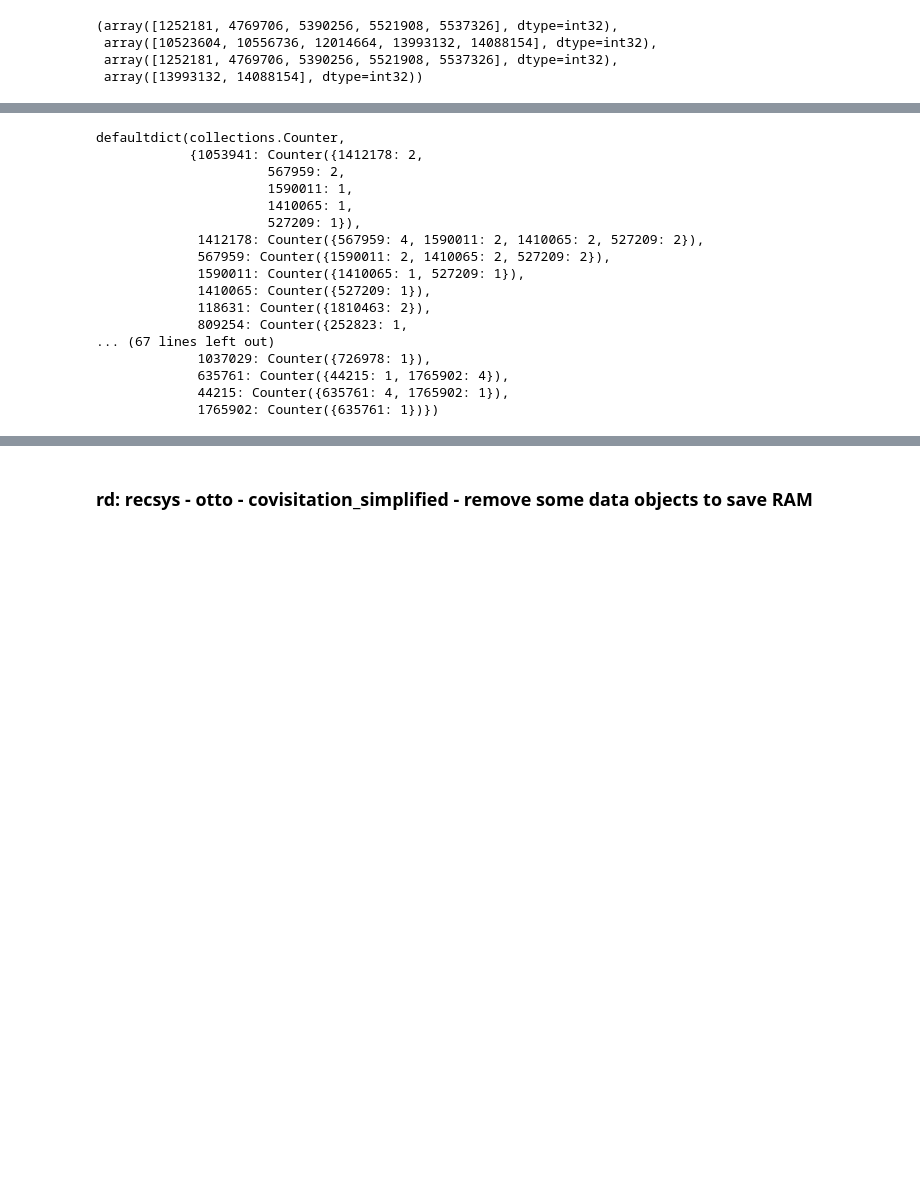
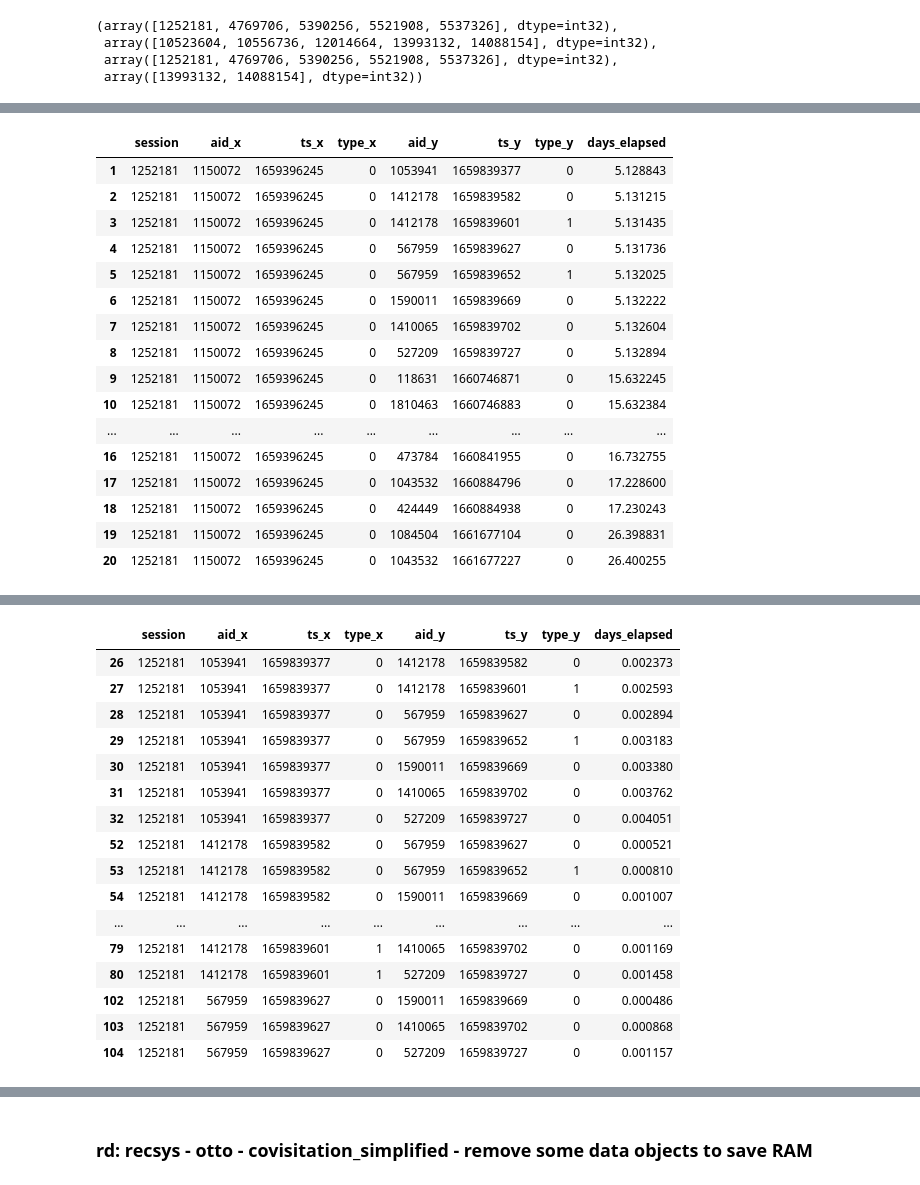
Before and after one commit to EmbraceLife/fastdebug, a Jupyter notebook: nbs/fastai_notebooks/fastai_kaggle_radek_covisitation_matrix_simplifed.ipynb, the cells around one changed output, grey strips where cells are left out. Cells and saved outputs as stored; diff of their text form; code cells hidden in the pictures; blank space fills up the shorter version.

```diff
--- a/nbs/fastai_notebooks/fastai_kaggle_radek_covisitation_matrix_simplifed.ipynb
+++ b/nbs/fastai_notebooks/fastai_kaggle_radek_covisitation_matrix_simplifed.ipynb
@@ -281,31 +649,38 @@ for i in range(0, sessions.shape[0], chunk_size): # loop every 30_000 unique ses
 
     #### take a chunk_size number of sessions (each session in its entirety, ie., many rows) from subsets as current_chunk
 
-#     pp(i, sessions[i], sessions.shape[0]-1, i+chunk_size-1, sessions[min(sessions.shape[0]-1, i+chunk_size-1)])
+#     pp(i, sessions[i], sessions.shape[0]-1, i+chunk_size-1, min(sessions.shape[0]-1, i+chunk_size-1))
     current_chunk = subsets.loc[sessions[i]:sessions[min(sessions.shape[0]-1, i+chunk_size-1)]].reset_index(drop=True) # to remove index column
 #     pp(current_chunk.head(), current_chunk.tail())
-#     pp(doc_sig(pd.DataFrame.reset_index))
+#     break
 
     #### In current_chunk, from each session (in its entirety) only takes the last/latest 30 events and combine them to update current_chunk
-#     pp(range(-30,0), list(range(-30,0)), doc_sig(current_chunk.groupby('session', as_index=False).nth))
+#     pp(range(-30,0), list(range(-30,0)))
     current_chunk = current_chunk.groupby('session', as_index=False).nth(list(range(-30,0))).reset_index(drop=True)
-#     pp(current_chunk[:31], current_chunk[30:61])
+#     pp(current_chunk[:31], current_chunk[29:61])
+#     pp(doc_sig(pd.DataFrame.reset_index))
+#     pp(doc_sig(current_chunk.groupby('session', as_index=False).nth))
+#     break
 
     #### merge an session of its entirety onto itself (help to see the relation between one aid and every other aid within each session)
     consecutive_AIDs = current_chunk.merge(current_chunk, on='session')
 #     pp(consecutive_AIDs[:30])
 #     pp(consecutive_AIDs[29:61])
+#     break
 
     #### remove all the rows which aid_x == aid_y (remove the row when the two articles are the same)
     consecutive_AIDs = consecutive_AIDs[consecutive_AIDs.aid_x != consecutive_AIDs.aid_y]
 
     #### add a column named 'days_elapsed' which shows how many days passed between the two aids in a session
     consecutive_AIDs['days_elapsed'] = (consecutive_AIDs.ts_y - consecutive_AIDs.ts_x) / (24 * 60 * 60)
-#     pp(consecutive_AIDs[:61])
+    pp(consecutive_AIDs[:20])
 
     #### keep the rows if the two aids of a session are occurred within the same day on the right order
     consecutive_AIDs = consecutive_AIDs[(consecutive_AIDs.days_elapsed >= 0) & (consecutive_AIDs.days_elapsed <= 1)]
+    pp(consecutive_AIDs[:20])
+    break
 
     #### among all sessions or all users, for each article occurred, count how often the other articles are occurred
     for aid_x, aid_y in zip(consecutive_AIDs['aid_x'], consecutive_AIDs['aid_y']):
         next_AIDs[aid_x][aid_y] += 1
+# %% [output]
@@ -311,0 +704,17 @@ for i in range(0, sessions.shape[0], chunk_size): # loop every 30_000 unique ses
+|  | session | aid_x | ts_x | type_x | aid_y | ts_y | type_y | days_elapsed |
+| 1 | 1252181 | 1150072 | 1659396245 | 0 | 1053941 | 1659839377 | 0 | 5.128843 |
+| 2 | 1252181 | 1150072 | 1659396245 | 0 | 1412178 | 1659839582 | 0 | 5.131215 |
+| 3 | 1252181 | 1150072 | 1659396245 | 0 | 1412178 | 1659839601 | 1 | 5.131435 |
+| 4 | 1252181 | 1150072 | 1659396245 | 0 | 567959 | 1659839627 | 0 | 5.131736 |
+| 5 | 1252181 | 1150072 | 1659396245 | 0 | 567959 | 1659839652 | 1 | 5.132025 |
+| 6 | 1252181 | 1150072 | 1659396245 | 0 | 1590011 | 1659839669 | 0 | 5.132222 |
+| 7 | 1252181 | 1150072 | 1659396245 | 0 | 1410065 | 1659839702 | 0 | 5.132604 |
+| 8 | 1252181 | 1150072 | 1659396245 | 0 | 527209 | 1659839727 | 0 | 5.132894 |
+| 9 | 1252181 | 1150072 | 1659396245 | 0 | 118631 | 1660746871 | 0 | 15.632245 |
+| 10 | 1252181 | 1150072 | 1659396245 | 0 | 1810463 | 1660746883 | 0 | 15.632384 |
+| ... | ... | ... | ... | ... | ... | ... | ... | ... |
+| 16 | 1252181 | 1150072 | 1659396245 | 0 | 473784 | 1660841955 | 0 | 16.732755 |
+| 17 | 1252181 | 1150072 | 1659396245 | 0 | 1043532 | 1660884796 | 0 | 17.228600 |
+| 18 | 1252181 | 1150072 | 1659396245 | 0 | 424449 | 1660884938 | 0 | 17.230243 |
+| 19 | 1252181 | 1150072 | 1659396245 | 0 | 1084504 | 1661677104 | 0 | 26.398831 |
+| 20 | 1252181 | 1150072 | 1659396245 | 0 | 1043532 | 1661677227 | 0 | 26.400255 |
@@ -312,20 +738,17 @@ for i in range(0, sessions.shape[0], chunk_size): # loop every 30_000 unique ses
+|  | session | aid_x | ts_x | type_x | aid_y | ts_y | type_y | days_elapsed |
+| 26 | 1252181 | 1053941 | 1659839377 | 0 | 1412178 | 1659839582 | 0 | 0.002373 |
+| 27 | 1252181 | 1053941 | 1659839377 | 0 | 1412178 | 1659839601 | 1 | 0.002593 |
+| 28 | 1252181 | 1053941 | 1659839377 | 0 | 567959 | 1659839627 | 0 | 0.002894 |
+| 29 | 1252181 | 1053941 | 1659839377 | 0 | 567959 | 1659839652 | 1 | 0.003183 |
+| 30 | 1252181 | 1053941 | 1659839377 | 0 | 1590011 | 1659839669 | 0 | 0.003380 |
+| 31 | 1252181 | 1053941 | 1659839377 | 0 | 1410065 | 1659839702 | 0 | 0.003762 |
+| 32 | 1252181 | 1053941 | 1659839377 | 0 | 527209 | 1659839727 | 0 | 0.004051 |
+| 52 | 1252181 | 1412178 | 1659839582 | 0 | 567959 | 1659839627 | 0 | 0.000521 |
+| 53 | 1252181 | 1412178 | 1659839582 | 0 | 567959 | 1659839652 | 1 | 0.000810 |
+| 54 | 1252181 | 1412178 | 1659839582 | 0 | 1590011 | 1659839669 | 0 | 0.001007 |
+| ... | ... | ... | ... | ... | ... | ... | ... | ... |
+| 79 | 1252181 | 1412178 | 1659839601 | 1 | 1410065 | 1659839702 | 0 | 0.001169 |
+| 80 | 1252181 | 1412178 | 1659839601 | 1 | 527209 | 1659839727 | 0 | 0.001458 |
+| 102 | 1252181 | 567959 | 1659839627 | 0 | 1590011 | 1659839669 | 0 | 0.000486 |
+| 103 | 1252181 | 567959 | 1659839627 | 0 | 1410065 | 1659839702 | 0 | 0.000868 |
+| 104 | 1252181 | 567959 | 1659839627 | 0 | 527209 | 1659839727 | 0 | 0.001157 |
-# %%
-next_AIDs
-# %% [output]
-defaultdict(collections.Counter,
-            {1053941: Counter({1412178: 2,
-                      567959: 2,
-                      1590011: 1,
-                      1410065: 1,
-                      527209: 1}),
-             1412178: Counter({567959: 4, 1590011: 2, 1410065: 2, 527209: 2}),
-             567959: Counter({1590011: 2, 1410065: 2, 527209: 2}),
-             1590011: Counter({1410065: 1, 527209: 1}),
-             1410065: Counter({527209: 1}),
-             118631: Counter({1810463: 2}),
-             809254: Counter({252823: 1,
-... (67 lines left out)
-             1037029: Counter({726978: 1}),
-             635761: Counter({44215: 1, 1765902: 4}),
-             44215: Counter({635761: 4, 1765902: 1}),
-             1765902: Counter({635761: 1})})
```
Also changed, not shown: parts of 58 cells of this notebook, 56 other files.
